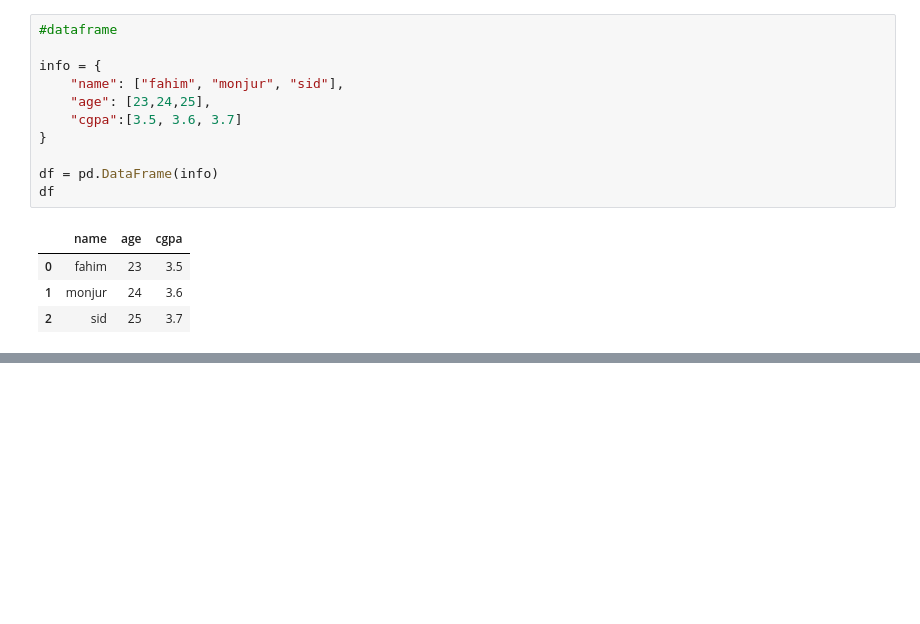
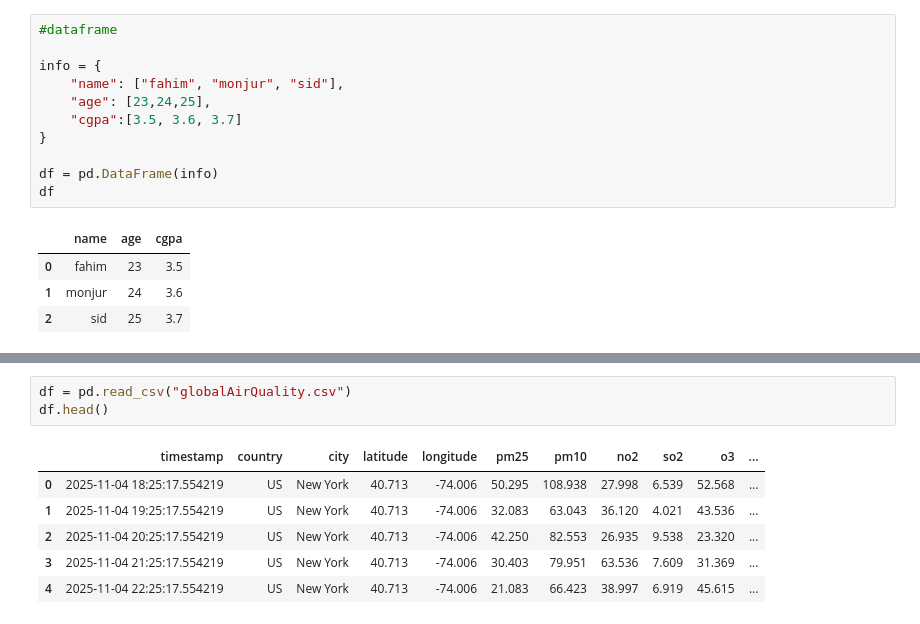
Before and after one commit to Nahin4200/AI-ML_learning_journey, a Jupyter notebook: pandas/pandas_01.ipynb, the cells around one changed output, grey strips where cells are left out. Drawn from its saved outputs; the diff is of its cells as text; blank space fills up the shorter version.

```diff
--- a/pandas/pandas_01.ipynb
+++ b/pandas/pandas_01.ipynb
@@ -97,0 +215,10 @@ df
+# %%
+df = pd.read_csv("globalAirQuality.csv")
+df.head()
+# %% [output]
+|  | timestamp | country | city | latitude | longitude | pm25 | pm10 | no2 | so2 | o3 | ... |
+| 0 | 2025-11-04 18:25:17.554219 | US | New York | 40.713 | -74.006 | 50.295 | 108.938 | 27.998 | 6.539 | 52.568 | ... |
+| 1 | 2025-11-04 19:25:17.554219 | US | New York | 40.713 | -74.006 | 32.083 | 63.043 | 36.120 | 4.021 | 43.536 | ... |
+| 2 | 2025-11-04 20:25:17.554219 | US | New York | 40.713 | -74.006 | 42.250 | 82.553 | 26.935 | 9.538 | 23.320 | ... |
+| 3 | 2025-11-04 21:25:17.554219 | US | New York | 40.713 | -74.006 | 30.403 | 79.951 | 63.536 | 7.609 | 31.369 | ... |
+| 4 | 2025-11-04 22:25:17.554219 | US | New York | 40.713 | -74.006 | 21.083 | 66.423 | 38.997 | 6.919 | 45.615 | ... |
```
Also changed, not shown: parts of 20 cells of this notebook, 4 other files.
